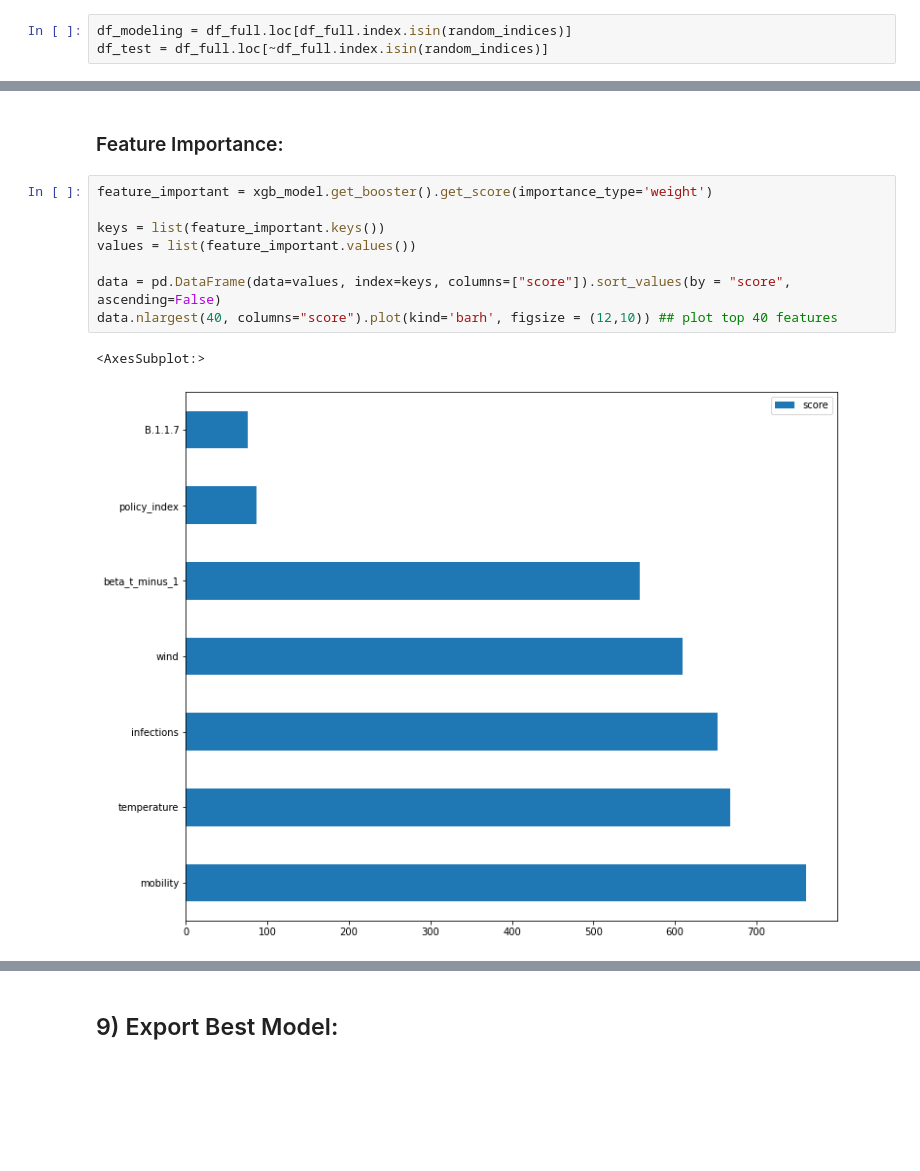
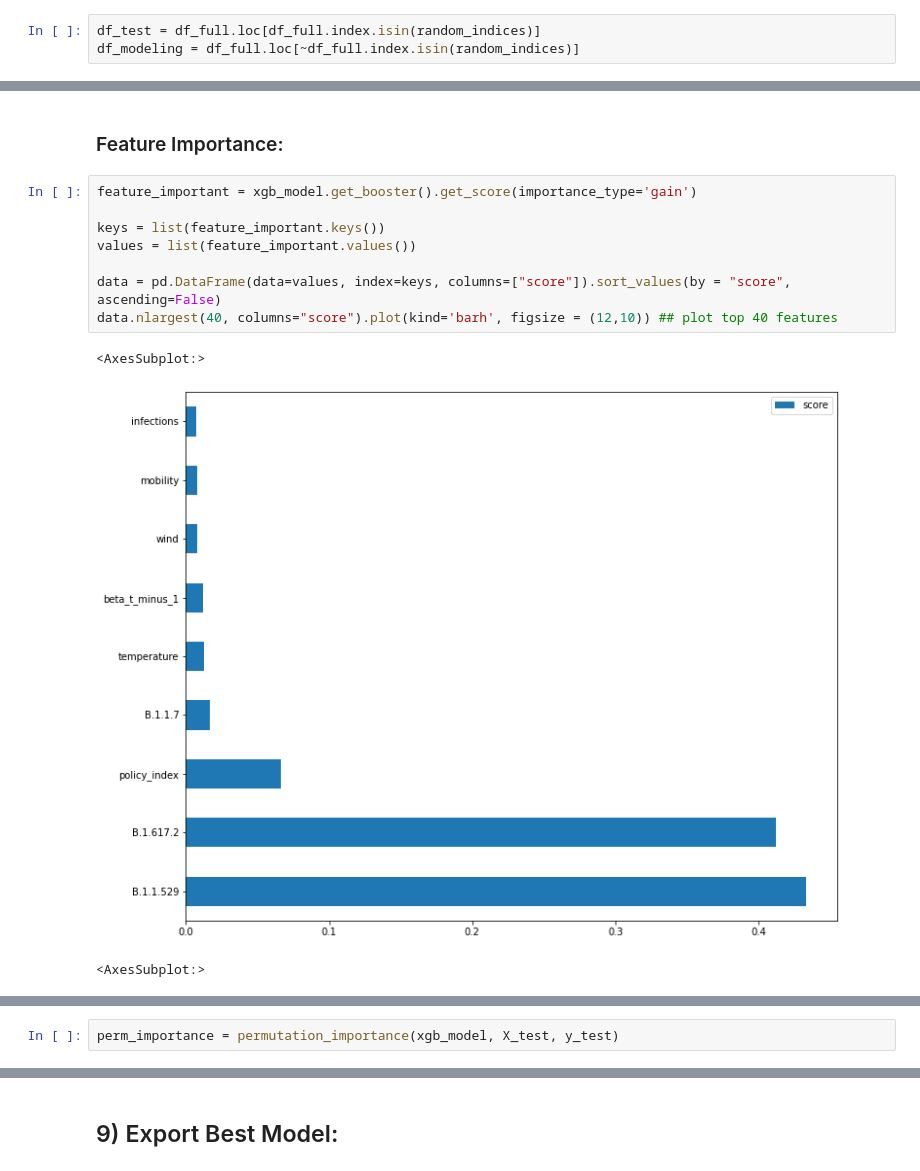
Before and after one commit to lukasheide/Covid-Forecasting-Tool, a Jupyter notebook: Backend/Modeling/Differential_Equation_Modeling/Machine_Learning_Layer_Lukas/beta_estimation.ipynb, the cells around one changed output, grey strips where cells are left out. Drawn from its saved outputs; the diff is of its cells as text; blank space fills up the shorter version.

```diff
--- a/Backend/Modeling/Differential_Equation_Modeling/Machine_Learning_Layer_Lukas/beta_estimation.ipynb
+++ b/Backend/Modeling/Differential_Equation_Modeling/Machine_Learning_Layer_Lukas/beta_estimation.ipynb
@@ -243,8 +244,8 @@ max_week = max(df_full.index.get_level_values('week'))
 
 random_indices = df_full[df_full.index.get_level_values('week') >= max_week-5].sample(sample_size).index
 # %%
-df_modeling = df_full.loc[df_full.index.isin(random_indices)]
-df_test = df_full.loc[~df_full.index.isin(random_indices)]
+df_test = df_full.loc[df_full.index.isin(random_indices)]
+df_modeling = df_full.loc[~df_full.index.isin(random_indices)]
 # %% [markdown]
 #### 7.1.2) Split into train, val and test:
 # %%
@@ -478,13 +482,14 @@ plt.show()
 # %% [markdown]
 ### Feature Importance:
 # %%
-feature_important = xgb_model.get_booster().get_score(importance_type='weight')
+feature_important = xgb_model.get_booster().get_score(importance_type='gain')
 
 keys = list(feature_important.keys())
 values = list(feature_important.values())
 
 data = pd.DataFrame(data=values, index=keys, columns=["score"]).sort_values(by = "score", ascending=False)
 data.nlargest(40, columns="score").plot(kind='barh', figsize = (12,10)) ## plot top 40 features
 # %% [output]
 <AxesSubplot:>
-[figure, old version]
+[figure, new version]
+<AxesSubplot:>
@@ -490,0 +497,2 @@ data.nlargest(40, columns="score").plot(kind='barh', figsize = (12,10)) ## plot
+# %%
+perm_importance = permutation_importance(xgb_model, X_test, y_test)
```
Also changed, not shown: parts of 38 cells of this notebook, 4 other files.
